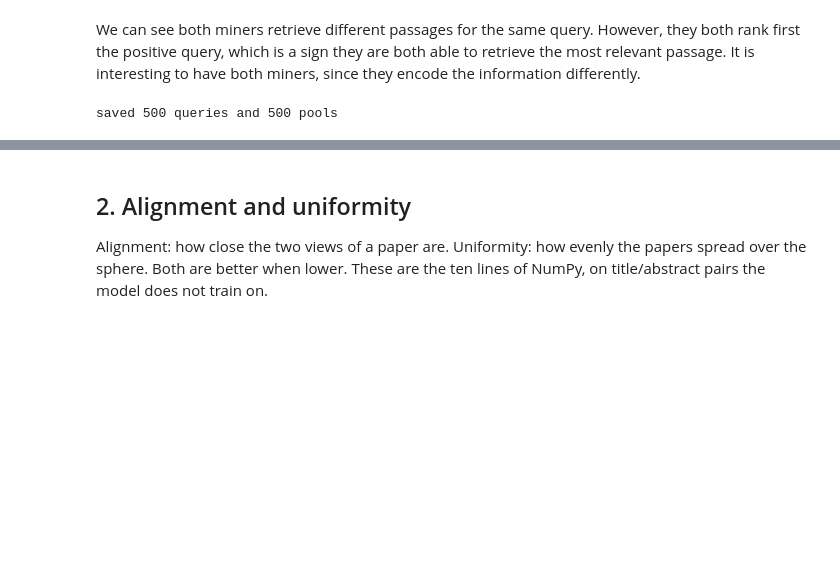
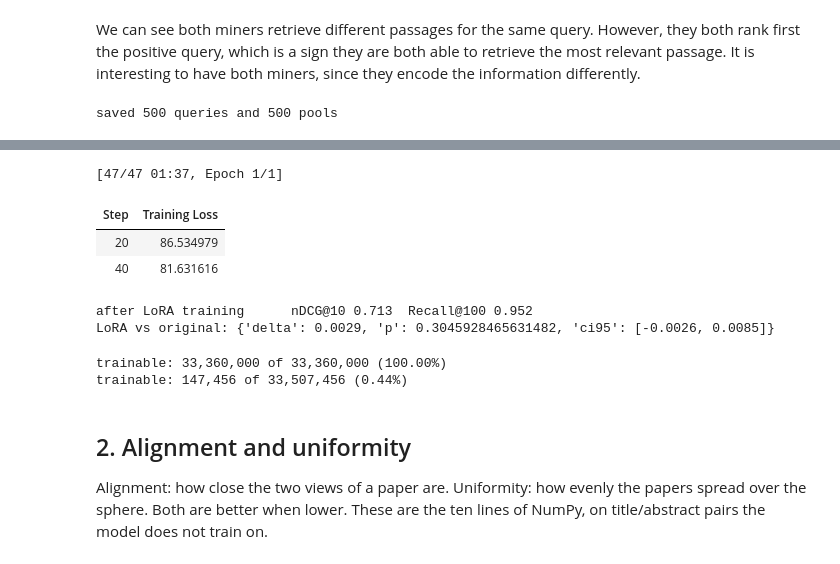
Before and after one commit to fserracrespi/ir2_Project, a Jupyter notebook: pairs/10-gpl/reproduce.ipynb, the cells around one changed output, grey strips where cells are left out. Drawn from its saved outputs; the diff is of its cells as text; code cells hidden in the pictures; blank space fills up the shorter version.

```diff
--- a/pairs/10-gpl/reproduce.ipynb
+++ b/pairs/10-gpl/reproduce.ipynb
@@ -318,3 +458,31 @@ generated, pool_ids = mined["generated"], mined["pool_ids"]
+# %%
+USE_LORA = True
+if USE_LORA:
+    from peft import LoraConfig, TaskType
+    lora_model = SentenceTransformer(MODEL, device=testbed.device())
+    lora_model.add_adapter(LoraConfig(task_type=TaskType.FEATURE_EXTRACTION, inference_mode=False,
+                                      r=8, lora_alpha=16, lora_dropout=0.1))
+    train(lora_model, train_dataset, "runs/starter", lr=1e-4)
+    lora = evaluate(lora_model, "after LoRA training")
+    print("LoRA vs original:", testbed.compare(lora, before))
+# %% [output]
+[47/47 01:37, Epoch 1/1]
+| Step | Training Loss |
+| 20 | 86.534979 |
+| 40 | 81.631616 |
+after LoRA training      nDCG@10 0.713  Recall@100 0.952
+LoRA vs original: {'delta': 0.0029, 'p': 0.3045928465631482, 'ci95': [-0.0026, 0.0085]}
+# %%
+def count_params(model):
+    total = sum(p.numel() for p in model.parameters())
+    trainable = sum(p.numel() for p in model.parameters() if p.requires_grad)
+    print(f"trainable: {trainable:,} of {total:,} ({100 * trainable / total:.2f}%)")
+
+count_params(student)
+count_params(lora_model)
+# %% [output]
+trainable: 33,360,000 of 33,360,000 (100.00%)
+trainable: 147,456 of 33,507,456 (0.44%)
 # %% [markdown]
 ## 2. Alignment and uniformity
 
```
Also changed, not shown: parts of 24 cells of this notebook.
